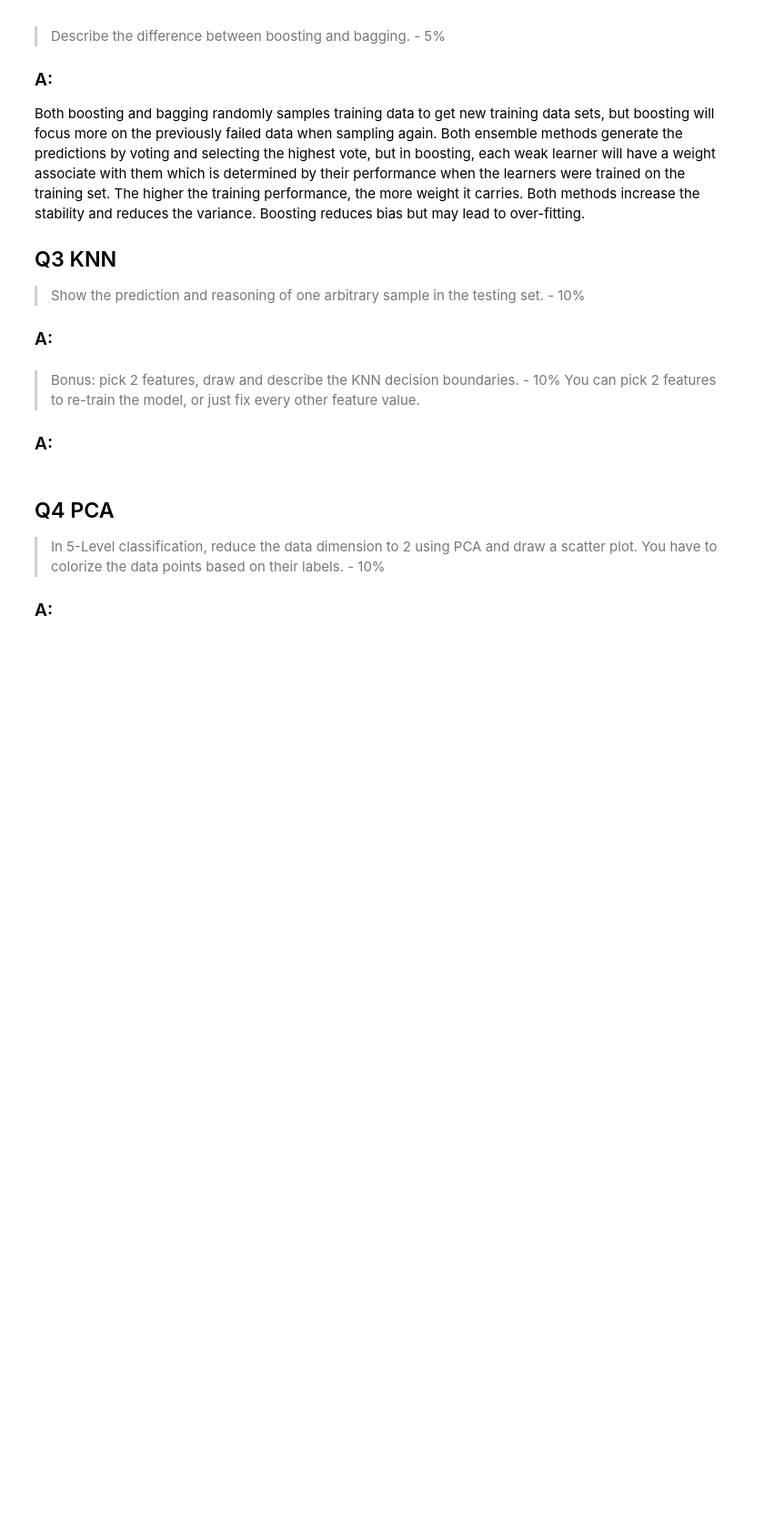
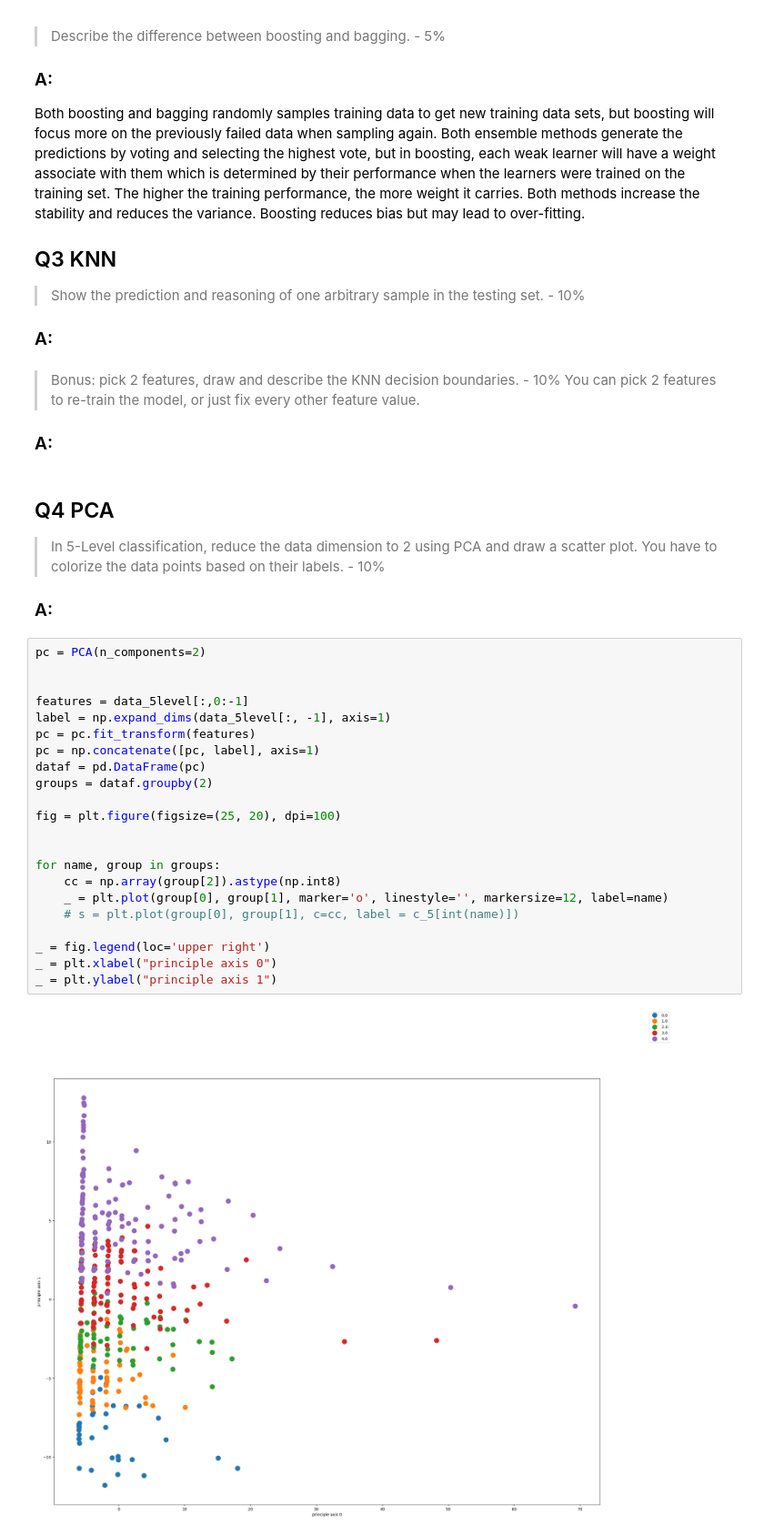
Before and after one commit to kie4280/Fall2021-MachineLearning, a Jupyter notebook: HW2/HW2.ipynb, the cells around one changed output. Shown at 91% size. Saved outputs shown, nothing was run; the diff lists cells and outputs as text; blank space fills up the shorter version.

```diff
--- a/HW2/HW2.ipynb
+++ b/HW2/HW2.ipynb
@@ -619,3 +678,27 @@ You can pick 2 features to re-train the model, or just fix every other feature v
 > In 5-Level classification, reduce the data dimension to 2 using PCA and draw a scatter plot. You have to colorize the data points based on their labels. - 10%
 
 ### A:
+# %%
+pc = PCA(n_components=2)
+
+
+features = data_5level[:,0:-1]
+label = np.expand_dims(data_5level[:, -1], axis=1)
+pc = pc.fit_transform(features)
+pc = np.concatenate([pc, label], axis=1)
+dataf = pd.DataFrame(pc)
+groups = dataf.groupby(2)
+
+fig = plt.figure(figsize=(25, 20), dpi=100)
+
+
+for name, group in groups:
+    cc = np.array(group[2]).astype(np.int8)
+    _ = plt.plot(group[0], group[1], marker='o', linestyle='', markersize=12, label=name)
+    # s = plt.plot(group[0], group[1], c=cc, label = c_5[int(name)])
+
+_ = fig.legend(loc='upper right')
+_ = plt.xlabel("principle axis 0")
+_ = plt.ylabel("principle axis 1")
+# %% [output]
+[figure, added]
```
Also changed, not shown: parts of 7 cells of this notebook.
